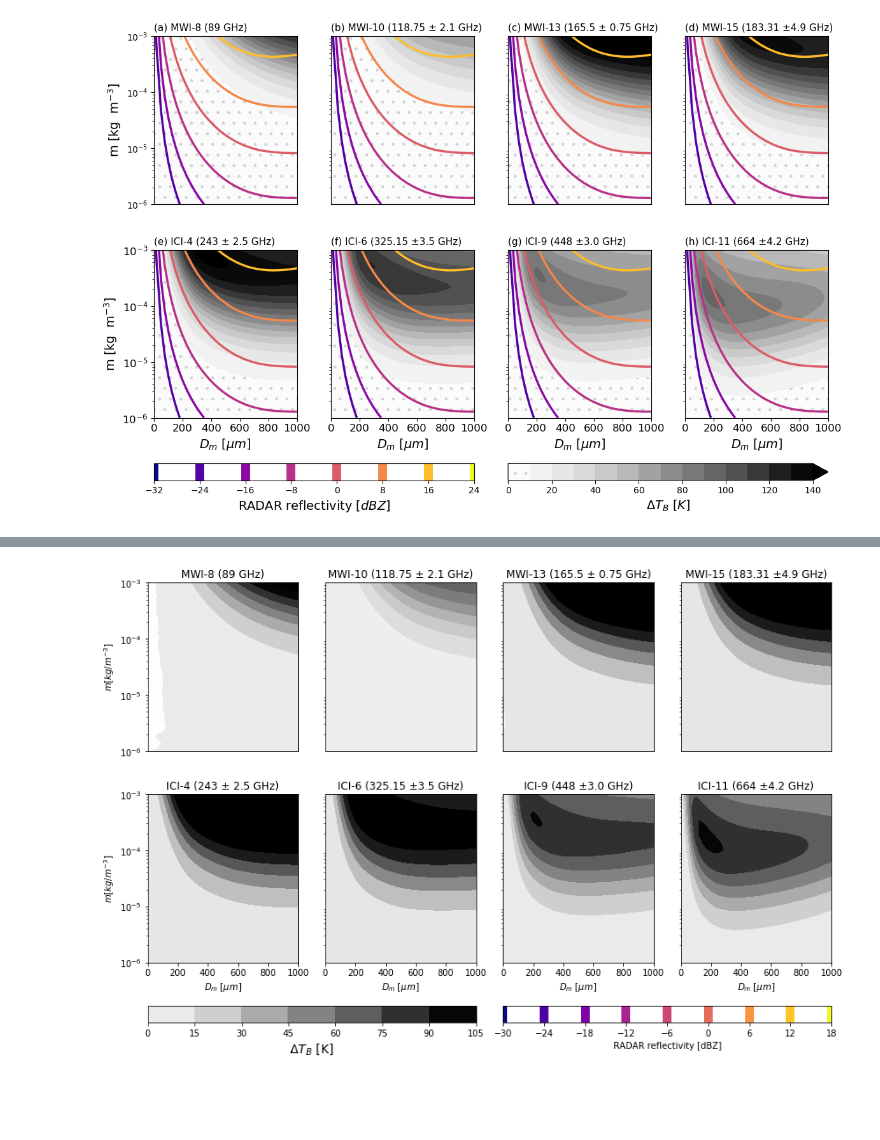
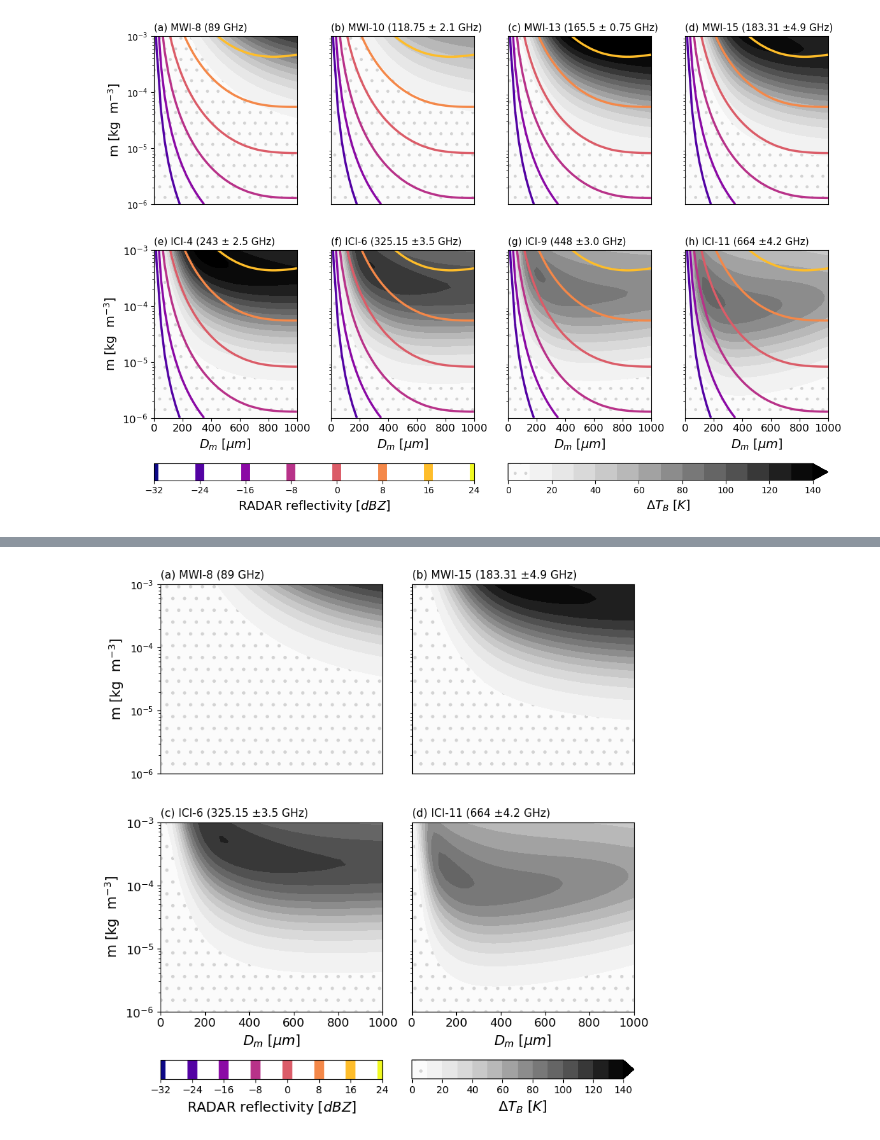
Before and after one commit to simonpf/mcrf, a Jupyter notebook: notebooks/liras/simple_cloud.ipynb, the cells around one changed output, grey strips where cells are left out. Saved outputs shown, nothing was run; the diff lists cells and outputs as text; code cells hidden in the pictures; blank space fills up the shorter version.

```diff
--- a/notebooks/liras/simple_cloud.ipynb
+++ b/notebooks/liras/simple_cloud.ipynb
@@ -503,69 +507,88 @@ plt.savefig("../../plots/contours.pdf", bbox_inches = "tight")
 # %%
 %matplotlib inline
+from mcrf.utils import setup_notebook
 from matplotlib.gridspec import GridSpec
-from matplotlib.colors import Normalize
+from matplotlib.colors import Normalize, LogNorm
+import matplotlib.pyplot as plt
+import matplotlib as mpl
+mpl.rcParams.update(mpl.rcParamsDefault)
+mpl.rcParams['hatch.color'] = "lightgrey"
+
 import matplotlib.pyplot as plt
 
 
-channels_mwi = [0, 2, 5, 8]
-names_mwi = ["MWI-8 (89 GHz)", "MWI-10 (118.75 ± 2.1 GHz)", "MWI-13 (165.5 ± 0.75 GHz)",
-            "MWI-15 (183.31 ±4.9 GHz)"]
-channels_ici = [3, 5, 8, 10]
-names_ici    = ["ICI-4 (243 ± 2.5 GHz)", "ICI-6 (325.15 ±3.5 GHz)", "ICI-9 (448 ±3.0 GHz)", "ICI-11 (664 ±4.2 GHz)"]
+channels_mwi = [0, 8]
+names_mwi = ["(a) MWI-8 (89 GHz)", "(b) MWI-15 (183.31 ±4.9 GHz)"]
+channels_ici = [5, 10]
+names_ici    = ["(c) ICI-6 (325.15 ±3.5 GHz)", "(d) ICI-11 (664 ±4.2 GHz)"]
 
-gs = GridSpec(3, 4, height_ratios = [1.0, 1.0, 0.1])
-f = plt.figure(figsize = (12, 8))
+gs = GridSpec(3, 2, height_ratios = [1.0, 1.0, 0.1])
+f = plt.figure(figsize = (8, 8))
 
 m  = np.logspace(-6, -3, 41)
 dm = np.linspace(0, 1e-3, 41) * 1e6
 
-norm = Normalize(vmin = -10, vmax = 100)
+
+levels = np.linspace(0, 140, 15)
+hatches = ["."] + [""] * 14
+norm = Normalize(vmin = 0, vmax = 140)
 for i, (c, n) in enumerate(zip(channels_mwi, names_mwi)):
     ax = plt.subplot(gs[0,i])
     y = y_mwi[:, :, c]
     y0 = y_mwi[0, 0, c]
     dy = y0 - y
-    cntr = ax.contourf(dm, m, dy, cmap = "Greys", norm = norm)
-    #ax.contour(dm, m, y_lcpr[:, :, 20], cmap = "plasma", linewidths = [2.0])
+    dy = np.maximum(dy, 1.0)
+    cntr_p = ax.contourf(dm, m, dy, cmap = "Greys", norm = norm, extend = "max",
+                         levels = levels, linestyles = [":"], hatches = hatches, linecolor = "grey")
+    z = np.max(y_lcpr[:, :, :], axis = -1)
     ax.set_xlim([0.0, 1e3])
     ax.set_yscale("log")
-    ax.set_title(n)
+    ax.set_title(n, loc = "left", fontsize = 11)
 
     if i == 0:
-        ax.set_ylabel("$m [kg / m^{-3}]$")
+        ax.set_ylabel("m [kg  m$^{-3}$]", fontsize = 14)
 
     ax.set_xticks([])
     if i > 0:
         ax.set_yticks([])
 
 for i, (c, n) in enumerate(zip(channels_ici, names_ici)):
     ax = plt.subplot(gs[1,i])
     y = y_ici[:, :, c]
     y0 = y_ici[0, 0, c]
     dy = y0 - y
-    cntr_p = ax.contourf(dm, m, dy, cmap = "Greys", norm = norm)
-    #cntr_r = ax.contour(dm, m, y_lcpr[:, :, 20], cmap = "plasma", linewidths = [2.0])
+    dy = np.maximum(dy, 1e-6)
+    ax.contourf(dm, m, dy, cmap = "Greys", norm = norm, levels = levels, hatches = hatches, extend = "max")
+    z = np.max(y_lcpr[:, :, :], axis = -1)
     ax.set_xlim([0.0, 1e3])
-    ax.set_xlabel("$D_m$ [$\mu m$]")
+    ax.set_xlabel("$D_m$ [$\mu m$]", fontsize = 14)
     ax.set_yscale("log")
-    ax.set_title(n)
+    ax.set_title(n, loc = "left", fontsize = 11)
 
     if i == 0:
-        ax.set_ylabel("$m [kg / m^{-3}]$")
+        ax.set_ylabel("m [kg  m$^{-3}$]", fontsize = 14)
+        for tick in ax.yaxis.get_major_ticks():
+            tick.label.set_fontsize(12)
+    for tick in ax.xaxis.get_major_ticks():
+        tick.label.set_fontsize(12)
 
     if i > 0:
         ax.set_yticks([])
 
-ax = plt.subplot(gs[-1, :2])
-cbar = plt.colorbar(cntr_p, cax = ax, label = "$\Delta T_B$ [K]", orientation = "horizontal")
-ax.xaxis.label.set_fontsize(14)
-ax = plt.subplot(gs[-1, 2:])
+ax = plt.subplot(gs[-1, :1])
 cntr_r.linewidths = [6.0]
-cbar = plt.colorbar(cntr_r, cax = ax, label = "RADAR reflectivity [dBZ]", orientation = "horizontal")
+cbar = plt.colorbar(cntr_r, cax = ax, label = "RADAR reflectivity [$dBZ$]", orientation = "horizontal")
+cbar.ax.xaxis.label.set_fontsize(14)
 lc = ax.get_children()[0]
 lc.set_linewidths([10.0])
 
+ax = plt.subplot(gs[-1, 1:])
+cbar = plt.colorbar(cntr_p, cax = ax, label = "$\Delta T_B$ [$K$]", orientation = "horizontal")
+cbar.ax.xaxis.label.set_fontsize(14)
+ps = ax.get_children()[0]
+ps.set_edgecolor("lightgrey")
+
 plt.tight_layout()
-plt.savefig("../plots/contours_0.pdf", bbox_inches = "tight")
+plt.savefig("../../plots/contours_0.pdf", bbox_inches = "tight")
 # %% [output]
-[figure, old version]
+[figure, new version]
```
Also changed, not shown: parts of 1 cell of this notebook, 3 other files.
